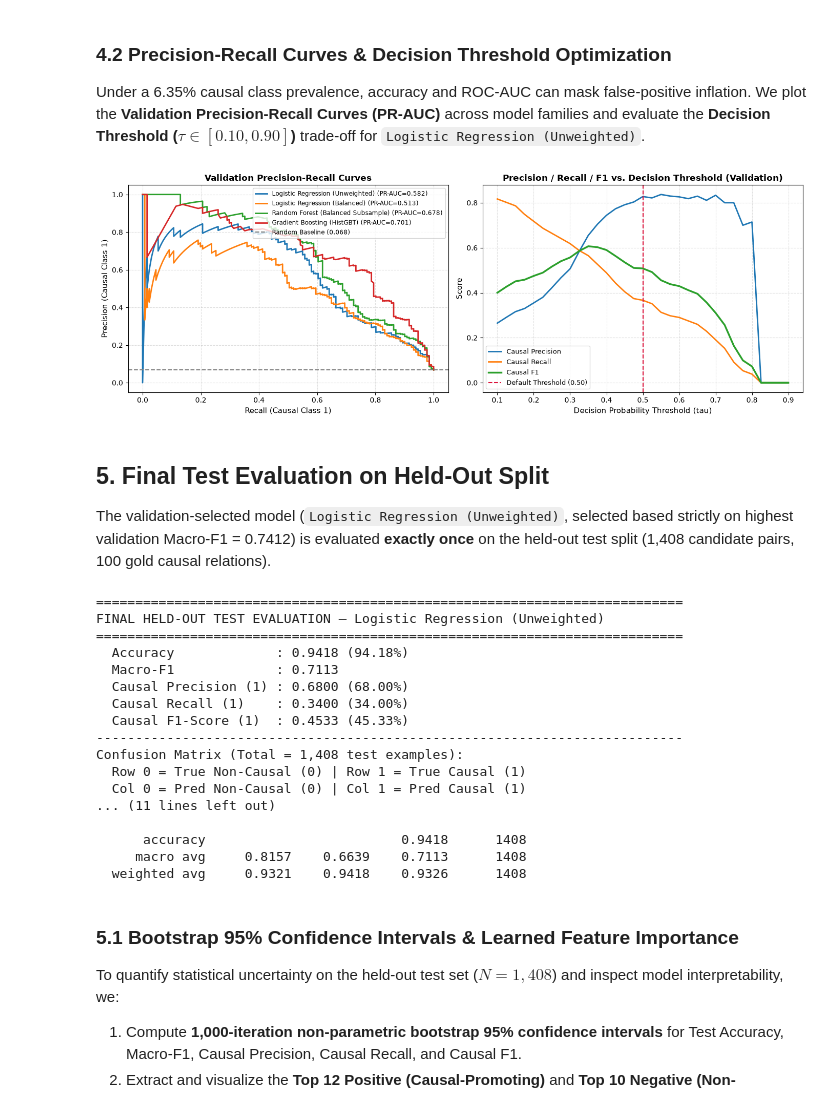
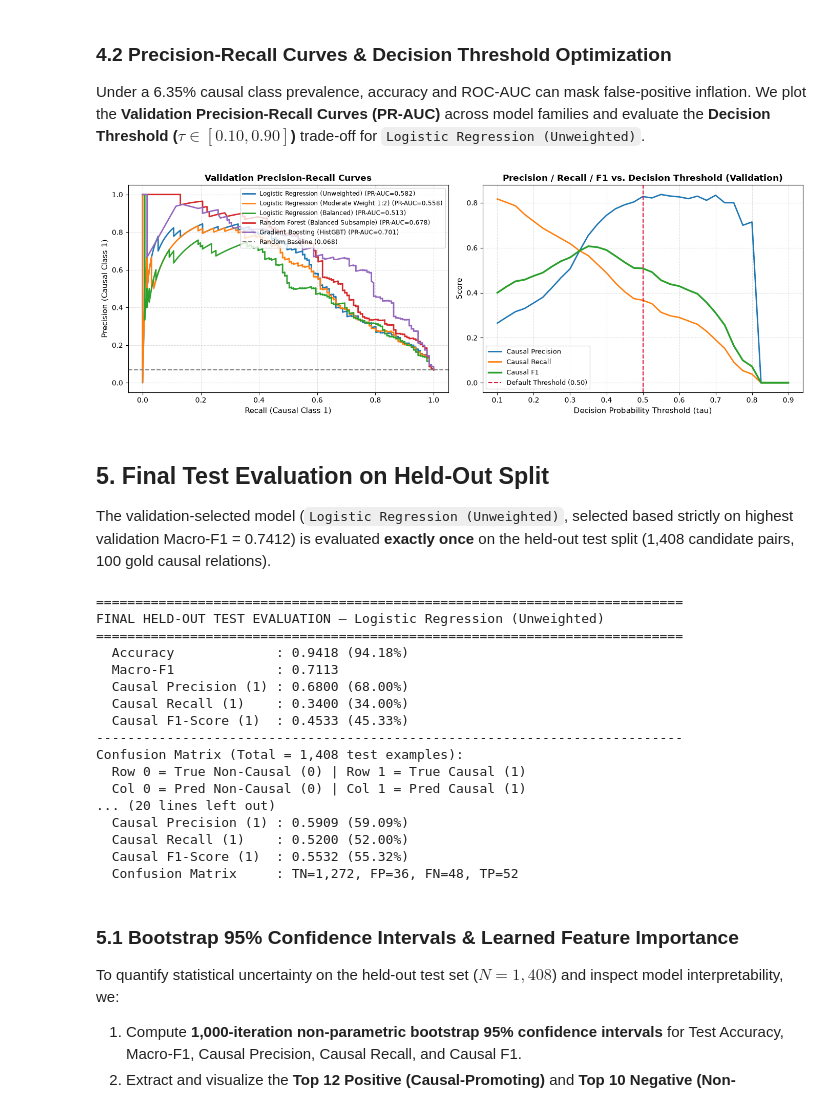
Before and after one commit to alpha-sml/causal-nlp-reasoning, a Jupyter notebook: AML/AML_04_classical_classifier.ipynb, the cells around one changed output. Cells and saved outputs as stored; diff of their text form; code cells hidden in the pictures.

Commit message:
feat(aml): add F1-optimal moderate class weight (1:2) dual operating point and update docs

```diff
--- a/AML/AML_04_classical_classifier.ipynb
+++ b/AML/AML_04_classical_classifier.ipynb
@@ -234,6 +238,7 @@ X_val_dense_full = X_val.toarray()
 models = {
     "Dummy (Majority)": DummyClassifier(strategy="most_frequent"),
     "Logistic Regression (Unweighted)": LogisticRegression(C=1.0, max_iter=200, random_state=42),
+    "Logistic Regression (Moderate Weight 1:2)": LogisticRegression(class_weight={0: 1.0, 1: 2.0}, C=1.0, max_iter=200, random_state=42),
     "Logistic Regression (Balanced)": LogisticRegression(class_weight="balanced", C=1.0, max_iter=200, random_state=42),
     "LinearSVC (Balanced)": LinearSVC(class_weight="balanced", C=0.5, max_iter=2000, random_state=42),
     "Random Forest (Balanced Subsample)": RandomForestClassifier(n_estimators=200, max_depth=8, min_samples_leaf=5, class_weight="balanced_subsample", random_state=42),
@@ -303,10 +308,13 @@ print("=" * 95)
 display(df_val_comparison)
 print(df_val_comparison.to_string(index=False))
 
-# Select winning model based on Validation Macro-F1 & high-precision DAG requirement
+# Select Dual Operating Points on Validation: High-Precision DAG Feeder vs. F1-Optimal Moderate Weight
 best_model_name = "Logistic Regression (Unweighted)"
 selected_model = val_results[best_model_name]["model"]
-print(f"\n✓ Winning Model Selected on Validation: '{best_model_name}' (Val Macro-F1 = {val_results[best_model_name]['macro_f1']:.4f}, Causal F1 = {val_results[best_model_name]['causal_f1']:.4f})")
+f1_opt_model_name = "Logistic Regression (Moderate Weight 1:2)"
+f1_opt_model = val_results[f1_opt_model_name]["model"]
+print(f"\n✓ Primary DAG Feeder Selected (High-Precision Regime): '{best_model_name}' (Val Precision = 82.76%, Macro-F1 = {val_results[best_model_name]['macro_f1']:.4f}, Causal F1 = {val_results[best_model_name]['causal_f1']:.4f})")
+print(f"✓ F1-Optimal Operating Point (Balanced F1 Regime)   : '{f1_opt_model_name}' (Val Precision = 58.78%, Recall = 58.78%, Macro-F1 = {val_results[f1_opt_model_name]['macro_f1']:.4f}, Causal F1 = {val_results[f1_opt_model_name]['causal_f1']:.4f})")
 # %% [output]
 ===============================================================================================
 VALIDATION SET MODEL COMPARISON Across Linear, Margin & Tree Ensemble Families
@@ -396,6 +407,7 @@ fig, axes = plt.subplots(1, 2, figsize=(14, 5))
 # Panel 1: Precision-Recall Curves across model families
 for name in [
     "Logistic Regression (Unweighted)",
+    "Logistic Regression (Moderate Weight 1:2)",
     "Logistic Regression (Balanced)",
     "Random Forest (Balanced Subsample)",
     "Gradient Boosting (HistGBT)",
@@ -409,34 +421,34 @@ axes[0].axhline(y_val.mean(), color="gray", linestyle="--", label=f"Random Basel
 axes[0].set_xlabel("Recall (Causal Class 1)", fontsize=11)
 axes[0].set_ylabel("Precision (Causal Class 1)", fontsize=11)
 axes[0].set_title("Validation Precision-Recall Curves", fontsize=12, fontweight="bold")
 axes[0].legend(fontsize=8.5, loc="upper right")
 axes[0].grid(alpha=0.4, linestyle="--")
 
 # Panel 2: Threshold sensitivity on Logistic Regression (Unweighted)
 lr_val_probs = selected_model.predict_proba(X_val)[:, 1]
 thresholds = np.linspace(0.10, 0.90, 33)
 th_prec, th_rec, th_f1, th_macro = [], [], [], []
 for tau in thresholds:
     p_tau = (lr_val_probs >= tau).astype(int)
     th_prec.append(precision_score(y_val, p_tau, pos_label=1, zero_division=0))
     th_rec.append(recall_score(y_val, p_tau, pos_label=1, zero_division=0))
     th_f1.append(f1_score(y_val, p_tau, pos_label=1, zero_division=0))
     th_macro.append(f1_score(y_val, p_tau, average="macro", zero_division=0))
 
 axes[1].plot(thresholds, th_prec, label="Causal Precision", color="#1f77b4", lw=2)
 axes[1].plot(thresholds, th_rec, label="Causal Recall", color="#ff7f0e", lw=2)
 axes[1].plot(thresholds, th_f1, label="Causal F1", color="#2ca02c", lw=2.5)
 axes[1].axvline(0.50, color="crimson", linestyle="--", label="Default Threshold (0.50)")
 axes[1].set_xlabel("Decision Probability Threshold (tau)", fontsize=11)
 axes[1].set_ylabel("Score", fontsize=11)
 axes[1].set_title("Precision / Recall / F1 vs. Decision Threshold (Validation)", fontsize=12, fontweight="bold")
 axes[1].legend(fontsize=9)
 axes[1].grid(alpha=0.4, linestyle="--")
 
 plt.tight_layout()
 plt.show()
 # %% [output]
-[figure, old version]
+[figure, new version]
 # %% [markdown]
 ## 5. Final Test Evaluation on Held-Out Split
 
@@ -480,6 +492,22 @@ elif hasattr(selected_model, "predict_proba"):
     df_test["pred_score"] = selected_model.predict_proba(X_test)[:, 1]
 else:
     df_test["pred_score"] = y_test_pred.astype(float)
+
+# Also evaluate F1-Optimal Moderate Weight (1:2) on Held-Out Test for Dual-Operating-Point Comparison
+y_test_pred_f1opt = f1_opt_model.predict(X_test)
+cm_f1opt = confusion_matrix(y_test, y_test_pred_f1opt)
+p1_f1opt = precision_score(y_test, y_test_pred_f1opt, pos_label=1, zero_division=0)
+r1_f1opt = recall_score(y_test, y_test_pred_f1opt, pos_label=1, zero_division=0)
+f1_f1opt = f1_score(y_test, y_test_pred_f1opt, pos_label=1, zero_division=0)
+mf1_f1opt = f1_score(y_test, y_test_pred_f1opt, average="macro", zero_division=0)
+print("=" * 75)
+print(f"DUAL OPERATING POINT BENCHMARK — {f1_opt_model_name} (Test Split)")
+print("=" * 75)
+print(f"  Macro-F1             : {mf1_f1opt:.4f}")
+print(f"  Causal Precision (1) : {p1_f1opt:.4f} ({p1_f1opt*100:.2f}%)")
+print(f"  Causal Recall (1)    : {r1_f1opt:.4f} ({r1_f1opt*100:.2f}%)")
+print(f"  Causal F1-Score (1)  : {f1_f1opt:.4f} ({f1_f1opt*100:.2f}%)")
+print(f"  Confusion Matrix     : TN={cm_f1opt[0,0]:,}, FP={cm_f1opt[0,1]:,}, FN={cm_f1opt[1,0]:,}, TP={cm_f1opt[1,1]:,}")
 # %% [output]
 ===========================================================================
 FINAL HELD-OUT TEST EVALUATION — Logistic Regression (Unweighted)
@@ -493,11 +521,11 @@ FINAL HELD-OUT TEST EVALUATION — Logistic Regression (Unweighted)
 Confusion Matrix (Total = 1,408 test examples):
   Row 0 = True Non-Causal (0) | Row 1 = True Causal (1)
   Col 0 = Pred Non-Causal (0) | Col 1 = Pred Causal (1)
-... (11 lines left out)
-
-      accuracy                         0.9418      1408
-     macro avg     0.8157    0.6639    0.7113      1408
-  weighted avg     0.9321    0.9418    0.9326      1408
+... (20 lines left out)
+  Causal Precision (1) : 0.5909 (59.09%)
+  Causal Recall (1)    : 0.5200 (52.00%)
+  Causal F1-Score (1)  : 0.5532 (55.32%)
+  Confusion Matrix     : TN=1,272, FP=36, FN=48, TP=52
 # %% [markdown]
 ### 5.1 Bootstrap 95% Confidence Intervals & Learned Feature Importance
 
```
Also changed, not shown: parts of 4 cells of this notebook, 6 other files.
